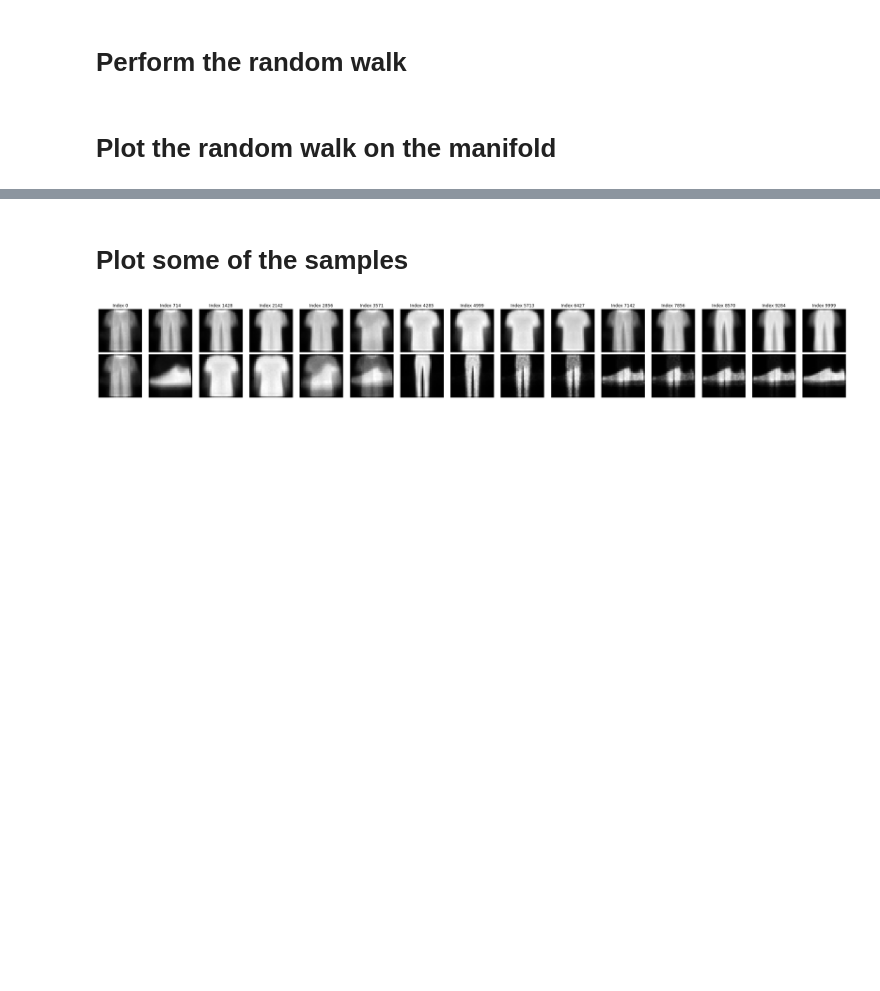
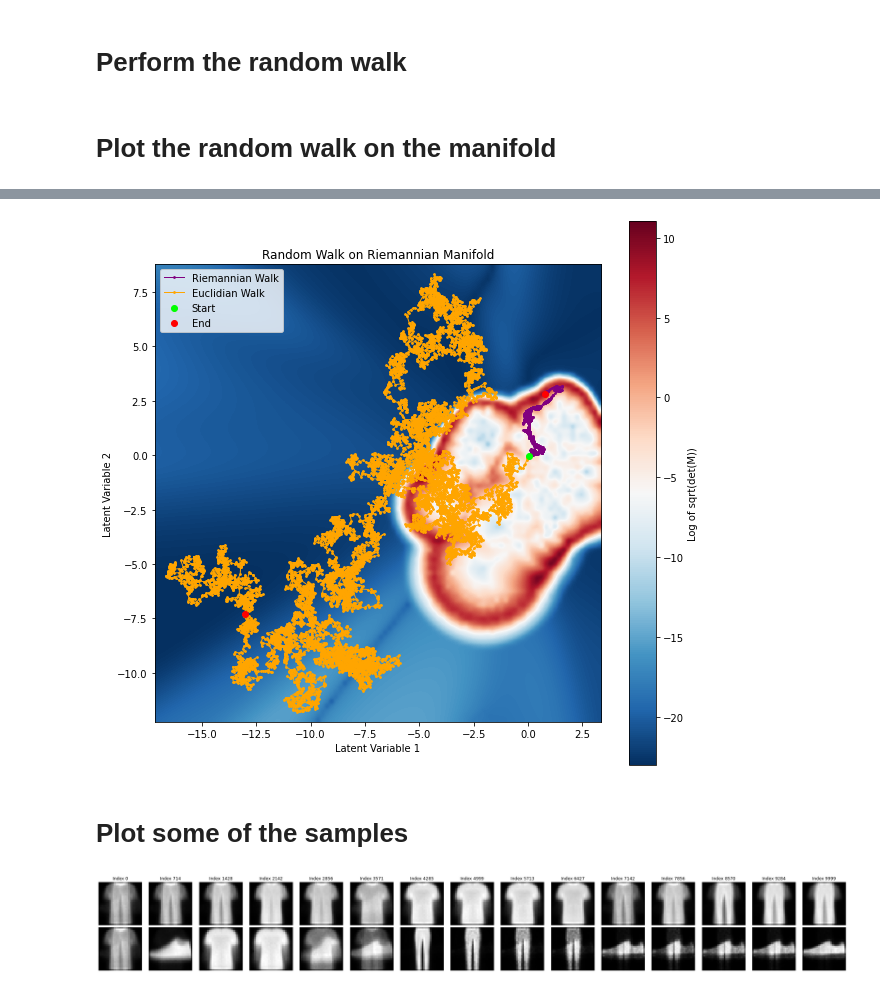
Before and after one commit to Clement-W/latent_space_oddity_MVA, a Jupyter notebook: Experiment4.ipynb, the cells around one changed output, grey strips where cells are left out. Saved outputs shown, nothing was run; the diff lists cells and outputs as text; code cells hidden in the pictures; blank space fills up the shorter version.

```diff
--- a/Experiment4.ipynb
+++ b/Experiment4.ipynb
@@ -260,3 +260,39 @@ plt.show()
+# %%
+z1min_walk_riem, z2min_walk_riem = Z_riemannian.min(0) - 0.5
+z1max_walk_riem, z2max_walk_riem = Z_riemannian.max(0) + 0.5
+
+z1min_walk_eucl, z2min_walk_eucl = Z_euclidian.min(0) - 0.5
+z1max_walk_eucl, z2max_walk_eucl = Z_euclidian.max(0) + 0.5
+
+z1min_latent = min(z1min_latent, z1min_walk_riem, z1min_walk_eucl)
+z1max_latent = max(z1max_latent, z1max_walk_riem, z1max_walk_eucl)
+z2min_latent = min(z2min_latent, z2min_walk_riem, z2min_walk_eucl)
+z2max_latent = max(z2max_latent, z2max_walk_riem, z2max_walk_eucl)
+
+plt.figure(figsize=(10,10))
+# plot the measure
+metric = riemannian_metric.Riemannian_metric(model_VAE_RBF)
+metric.plot_MZ(np.linspace(z1min_latent, z1max_latent, 100), np.linspace(z2min_latent, z2max_latent, 100),vae_rbfn=True)
+
+
+# plot the random walk on top
+plt.plot(Z_riemannian[:, 0], Z_riemannian[:, 1], '-o',c='purple', zorder=1,markersize=1.75,linewidth=1,label='Riemannian Walk')
+
+plt.plot(Z_euclidian[:, 0], Z_euclidian[:, 1], '-o',c='orange', zorder=1,markersize=1.75,linewidth=1,label='Euclidian Walk')
+
+# highlight the start and end points
+plt.scatter(Z_riemannian[0, 0], Z_riemannian[0, 1], c='lime',zorder=2,label='Start')
+plt.scatter(Z_riemannian[-1, 0], Z_riemannian[-1, 1], c='red',zorder=3,label='End')
+plt.scatter(Z_euclidian[-1, 0], Z_euclidian[-1, 1], c='red',zorder=3)
+
+# Adding labels and legend
+plt.xlabel('Latent Variable 1')
+plt.ylabel('Latent Variable 2')
+plt.title('Random Walk on Riemannian Manifold')
+plt.legend()
+plt.show()
+# %% [output]
+[figure, added]
 # %% [markdown]
 # Plot some of the samples
 # %%
```
Also changed, not shown: parts of 2 cells of this notebook.
